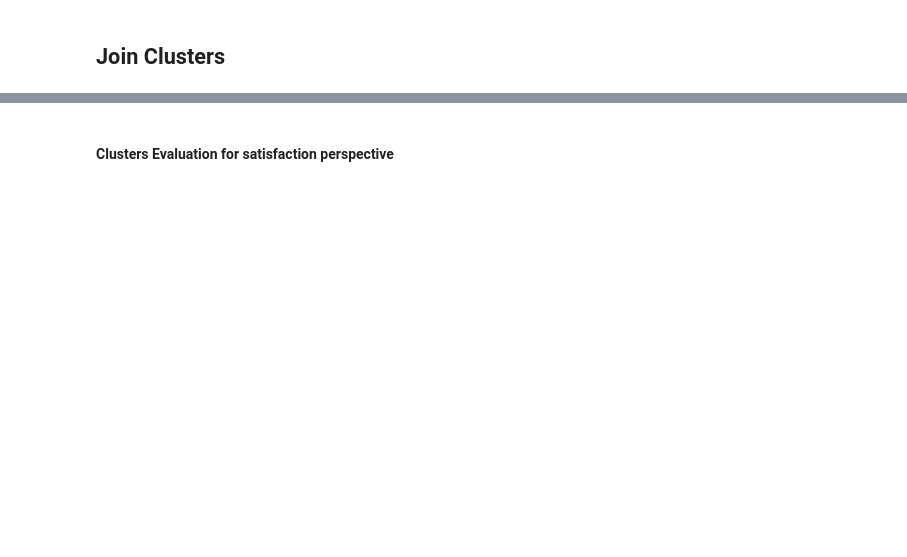
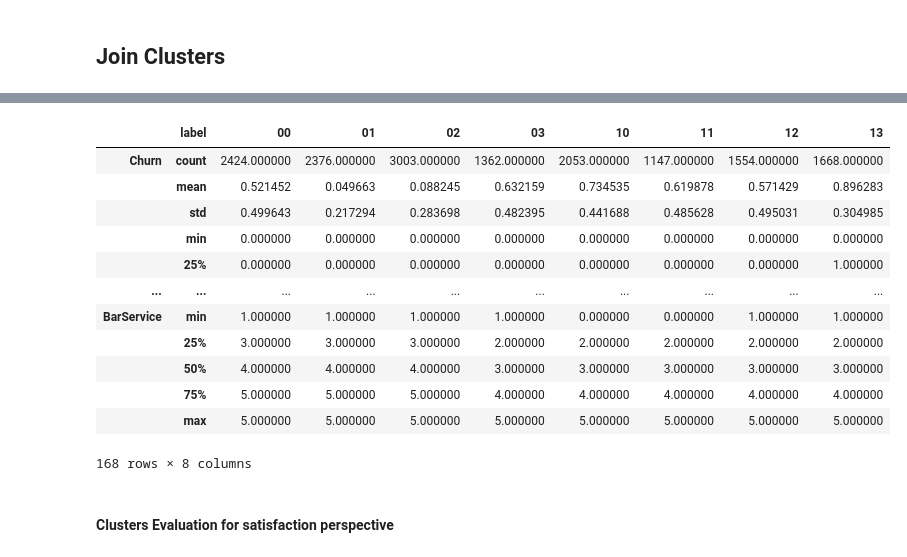
Before and after one commit to Leon209/Project_2-Unsupervised-Learning, a Jupyter notebook: Project 2.ipynb, the cells around one changed output, grey strips where cells are left out. Saved outputs shown, nothing was run; the diff lists cells and outputs as text; code cells hidden in the pictures; blank space fills up the shorter version.

```diff
--- a/Project 2.ipynb
+++ b/Project 2.ipynb
@@ -1142,3 +1111,24 @@ sns.scatterplot(x="Year_Birth", y="RewardPoints", hue="final_label", data=unscal
+# %%
+df_final = unscaled_data.copy(deep=True)
+df_final['label'] = unscaled_data['final_label']
+
+descr = df_final.reset_index(drop=True)
+descr = descr.groupby(['label'])[['Churn', 'Male','Longevity','Year_Birth','TypeTravel','RewardPoints', 'RoomType', 'Comfort','ReceptionSchedule','FoodDrink','Location','Wifi','Amenities','Staff','OnlineBooking','PriceQuality','RoomSpace','CheckOut','Checkin','Cleanliness','BarService']].describe().T
+descr
+# %% [output]
+|  | label | 00 | 01 | 02 | 03 | 10 | 11 | 12 | 13 |
+| Churn | count | 2424.000000 | 2376.000000 | 3003.000000 | 1362.000000 | 2053.000000 | 1147.000000 | 1554.000000 | 1668.000000 |
+|  | mean | 0.521452 | 0.049663 | 0.088245 | 0.632159 | 0.734535 | 0.619878 | 0.571429 | 0.896283 |
+|  | std | 0.499643 | 0.217294 | 0.283698 | 0.482395 | 0.441688 | 0.485628 | 0.495031 | 0.304985 |
+|  | min | 0.000000 | 0.000000 | 0.000000 | 0.000000 | 0.000000 | 0.000000 | 0.000000 | 0.000000 |
+|  | 25% | 0.000000 | 0.000000 | 0.000000 | 0.000000 | 0.000000 | 0.000000 | 0.000000 | 1.000000 |
+| ... | ... | ... | ... | ... | ... | ... | ... | ... | ... |
+| BarService | min | 1.000000 | 1.000000 | 1.000000 | 1.000000 | 0.000000 | 0.000000 | 1.000000 | 1.000000 |
+|  | 25% | 3.000000 | 3.000000 | 3.000000 | 2.000000 | 2.000000 | 2.000000 | 2.000000 | 2.000000 |
+|  | 50% | 4.000000 | 4.000000 | 4.000000 | 3.000000 | 3.000000 | 3.000000 | 3.000000 | 3.000000 |
+|  | 75% | 5.000000 | 5.000000 | 5.000000 | 4.000000 | 4.000000 | 4.000000 | 4.000000 | 4.000000 |
+|  | max | 5.000000 | 5.000000 | 5.000000 | 5.000000 | 5.000000 | 5.000000 | 5.000000 | 5.000000 |
+168 rows × 8 columns
 # %% [markdown]
 <h4> Clusters Evaluation for satisfaction perspective</h4>
 # %%
```
Also changed, not shown: parts of 47 cells of this notebook.
